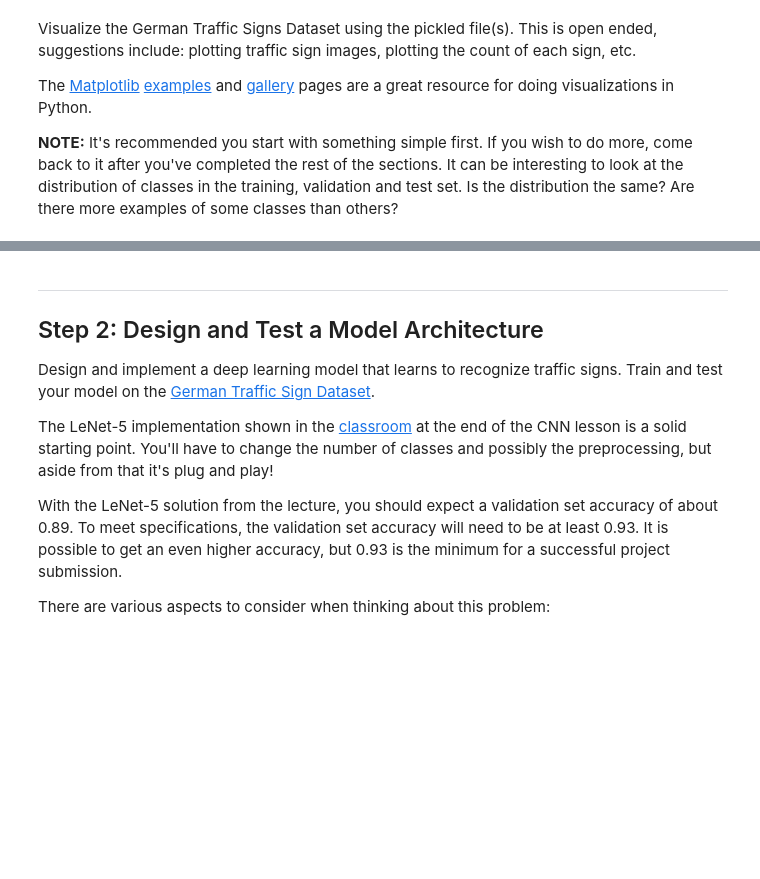
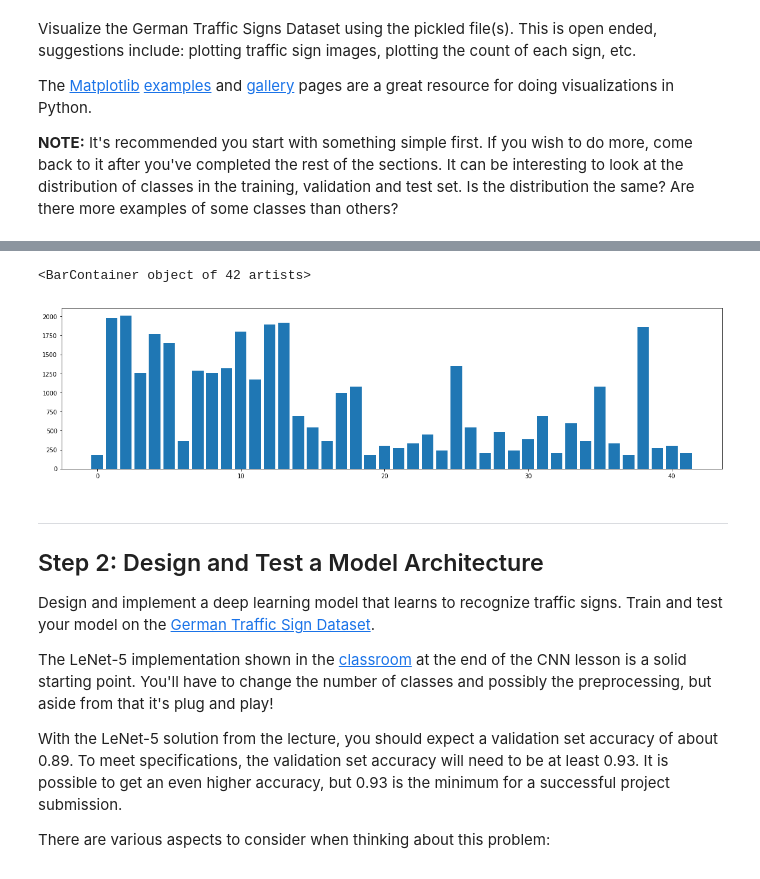
Before and after one commit to PR4S4D/traffic-sign-classifier, a Jupyter notebook: Traffic_Sign_Classifier.ipynb, the cells around one changed output, grey strips where cells are left out. Drawn from its saved outputs; the diff is of its cells as text; code cells hidden in the pictures; blank space fills up the shorter version.

```diff
--- a/Traffic_Sign_Classifier.ipynb
+++ b/Traffic_Sign_Classifier.ipynb
@@ -118,3 +120,17 @@ visualize_data(X_train, "Original Images")
+# %%
+# Number of images for a given type
+
+num_of_images = []
+
+for i in range(42):
+    count = list(y_train.flatten()).count(i)
+    num_of_images.append(count)
+
+plt.figure(figsize=(20,5))
+plt.bar(np.arange(42), num_of_images)
+# %% [output]
+<BarContainer object of 42 artists>
+[figure, added]
 # %% [markdown]
 ----
 
```
Also changed, not shown: parts of 7 cells of this notebook, 9 other files.
